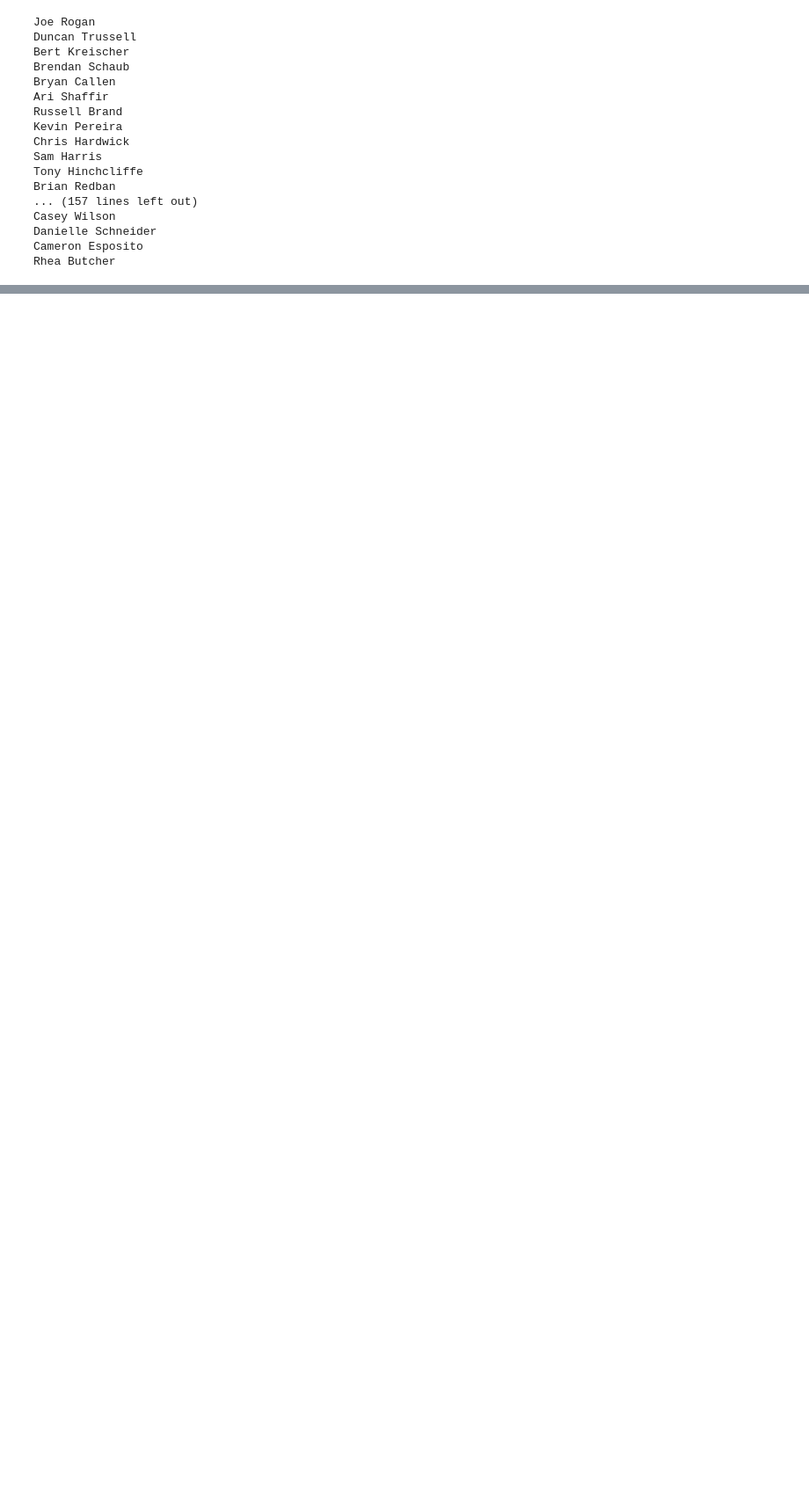
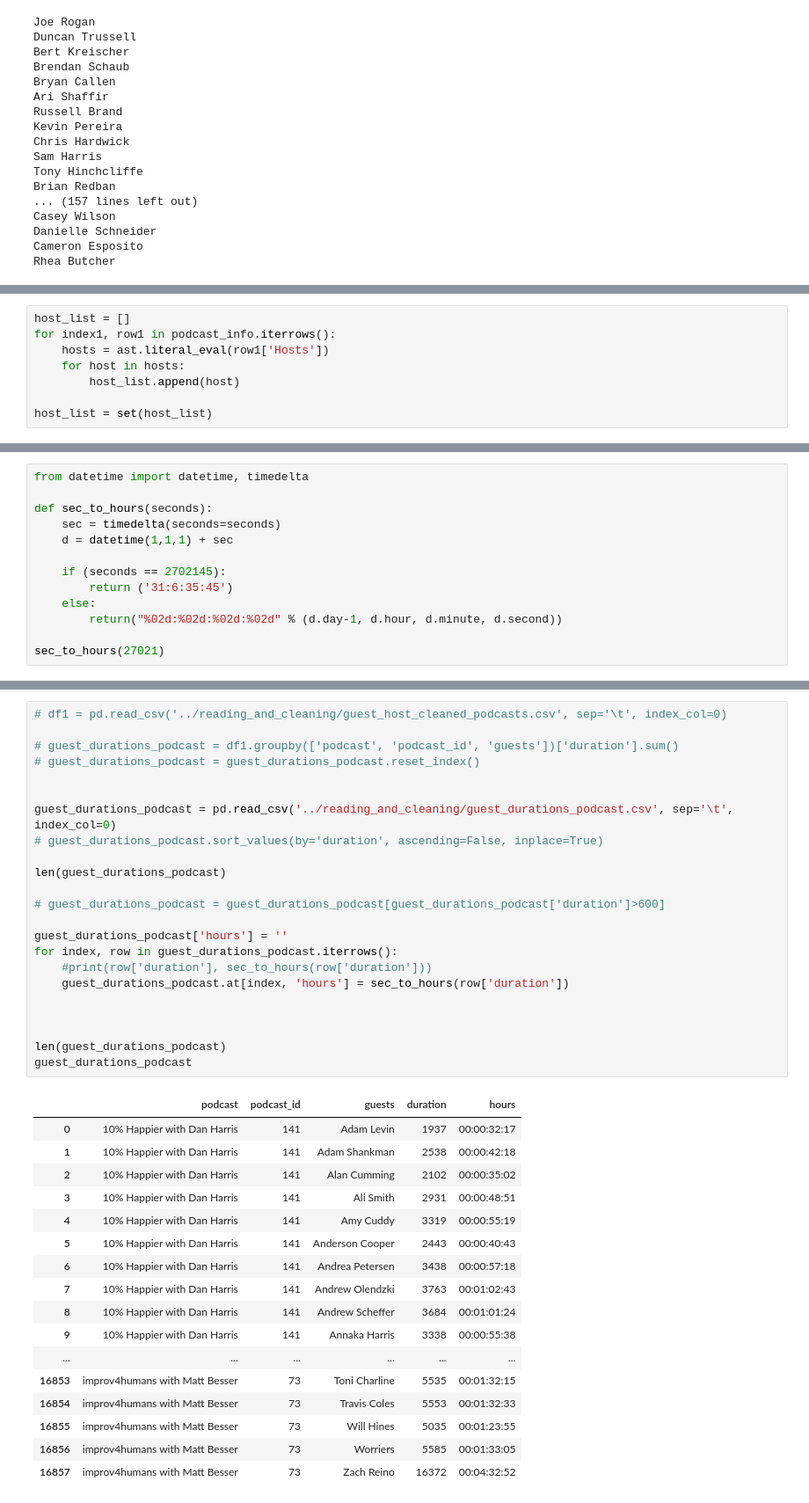
Before and after one commit to brooksjaredc/podcast_network_analysis, a Jupyter notebook: analyzing_functions/network_functions.ipynb, the cells around one changed output, grey strips where cells are left out. Shown at 88% size. Cells and saved outputs as stored; diff of their text form; blank space fills up the shorter version.

```diff
--- a/analyzing_functions/network_functions.ipynb
+++ b/analyzing_functions/network_functions.ipynb
@@ -547,0 +540,8 @@ six_degrees("Charlamagne Tha God", 'Senator John McCain')
+# %%
+host_list = []
+for index1, row1 in podcast_info.iterrows():
+    hosts = ast.literal_eval(row1['Hosts'])
+    for host in hosts:
+        host_list.append(host)
+
+host_list = set(host_list)
@@ -547,0 +650,13 @@ six_degrees("Charlamagne Tha God", 'Senator John McCain')
+# %%
+from datetime import datetime, timedelta
+
+def sec_to_hours(seconds):
+    sec = timedelta(seconds=seconds)
+    d = datetime(1,1,1) + sec
+
+    if (seconds == 2702145):
+        return ('31:6:35:45')
+    else:
+        return("%02d:%02d:%02d:%02d" % (d.day-1, d.hour, d.minute, d.second))
+
+sec_to_hours(27021)
@@ -547,0 +665,41 @@ six_degrees("Charlamagne Tha God", 'Senator John McCain')
+# %%
+# df1 = pd.read_csv('../reading_and_cleaning/guest_host_cleaned_podcasts.csv', sep='\t', index_col=0)
+
+# guest_durations_podcast = df1.groupby(['podcast', 'podcast_id', 'guests'])['duration'].sum()
+# guest_durations_podcast = guest_durations_podcast.reset_index()
+
+
+guest_durations_podcast = pd.read_csv('../reading_and_cleaning/guest_durations_podcast.csv', sep='\t', index_col=0)
+# guest_durations_podcast.sort_values(by='duration', ascending=False, inplace=True)
+
+len(guest_durations_podcast)
+
+# guest_durations_podcast = guest_durations_podcast[guest_durations_podcast['duration']>600]
+
+guest_durations_podcast['hours'] = ''
+for index, row in guest_durations_podcast.iterrows():
+    #print(row['duration'], sec_to_hours(row['duration']))
+    guest_durations_podcast.at[index, 'hours'] = sec_to_hours(row['duration'])
+
+
+
+len(guest_durations_podcast)
+guest_durations_podcast
+# %% [output]
+|  | podcast | podcast_id | guests | duration | hours |
+| 0 | 10% Happier with Dan Harris | 141 | Adam Levin | 1937 | 00:00:32:17 |
+| 1 | 10% Happier with Dan Harris | 141 | Adam Shankman | 2538 | 00:00:42:18 |
+| 2 | 10% Happier with Dan Harris | 141 | Alan Cumming | 2102 | 00:00:35:02 |
+| 3 | 10% Happier with Dan Harris | 141 | Ali Smith | 2931 | 00:00:48:51 |
+| 4 | 10% Happier with Dan Harris | 141 | Amy Cuddy | 3319 | 00:00:55:19 |
+| 5 | 10% Happier with Dan Harris | 141 | Anderson Cooper | 2443 | 00:00:40:43 |
+| 6 | 10% Happier with Dan Harris | 141 | Andrea Petersen | 3438 | 00:00:57:18 |
+| 7 | 10% Happier with Dan Harris | 141 | Andrew Olendzki | 3763 | 00:01:02:43 |
+| 8 | 10% Happier with Dan Harris | 141 | Andrew Scheffer | 3684 | 00:01:01:24 |
+| 9 | 10% Happier with Dan Harris | 141 | Annaka Harris | 3338 | 00:00:55:38 |
+| ... | ... | ... | ... | ... | ... |
+| 16853 | improv4humans with Matt Besser | 73 | Toni Charline | 5535 | 00:01:32:15 |
+| 16854 | improv4humans with Matt Besser | 73 | Travis Coles | 5553 | 00:01:32:33 |
+| 16855 | improv4humans with Matt Besser | 73 | Will Hines | 5035 | 00:01:23:55 |
+| 16856 | improv4humans with Matt Besser | 73 | Worriers | 5585 | 00:01:33:05 |
+| 16857 | improv4humans with Matt Besser | 73 | Zach Reino | 16372 | 00:04:32:52 |
```
Also changed, not shown: parts of 22 cells of this notebook, 38 other files.
